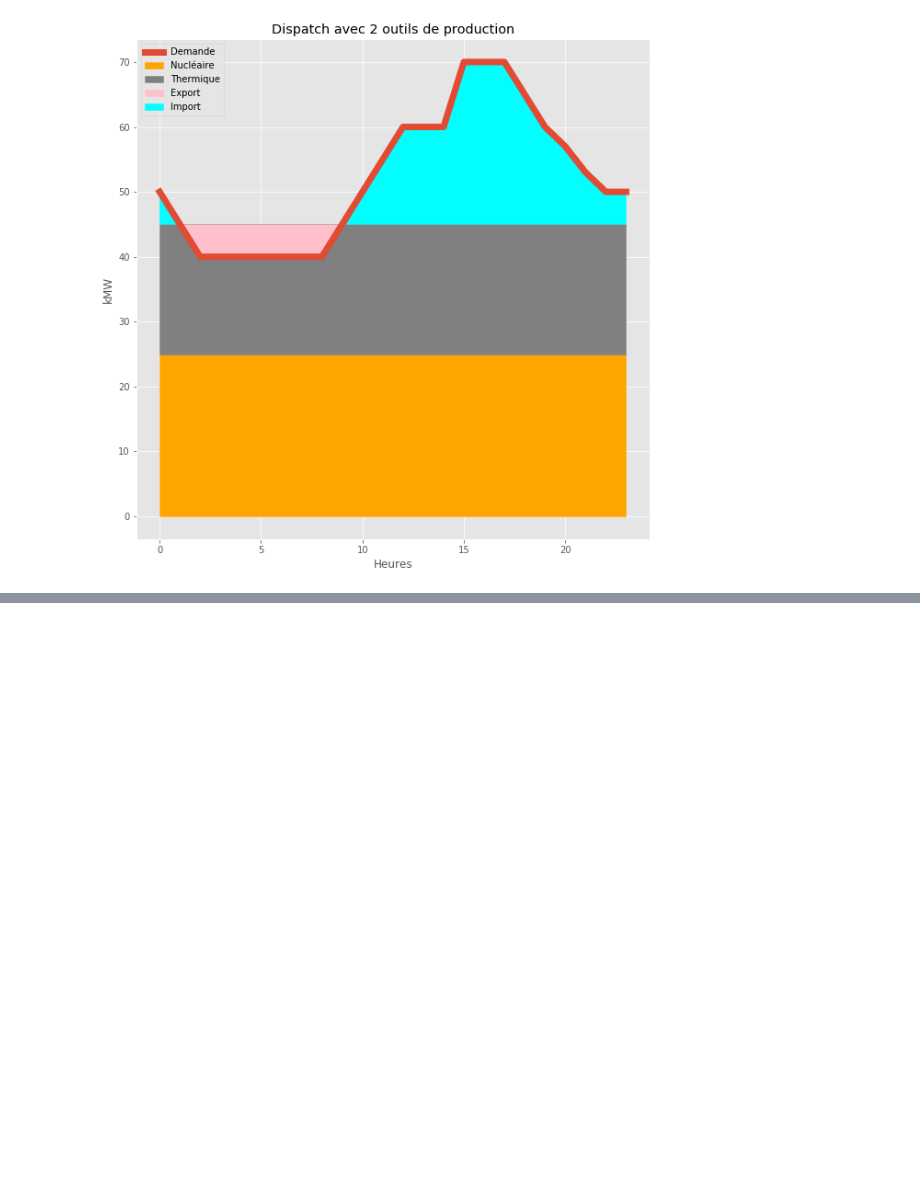
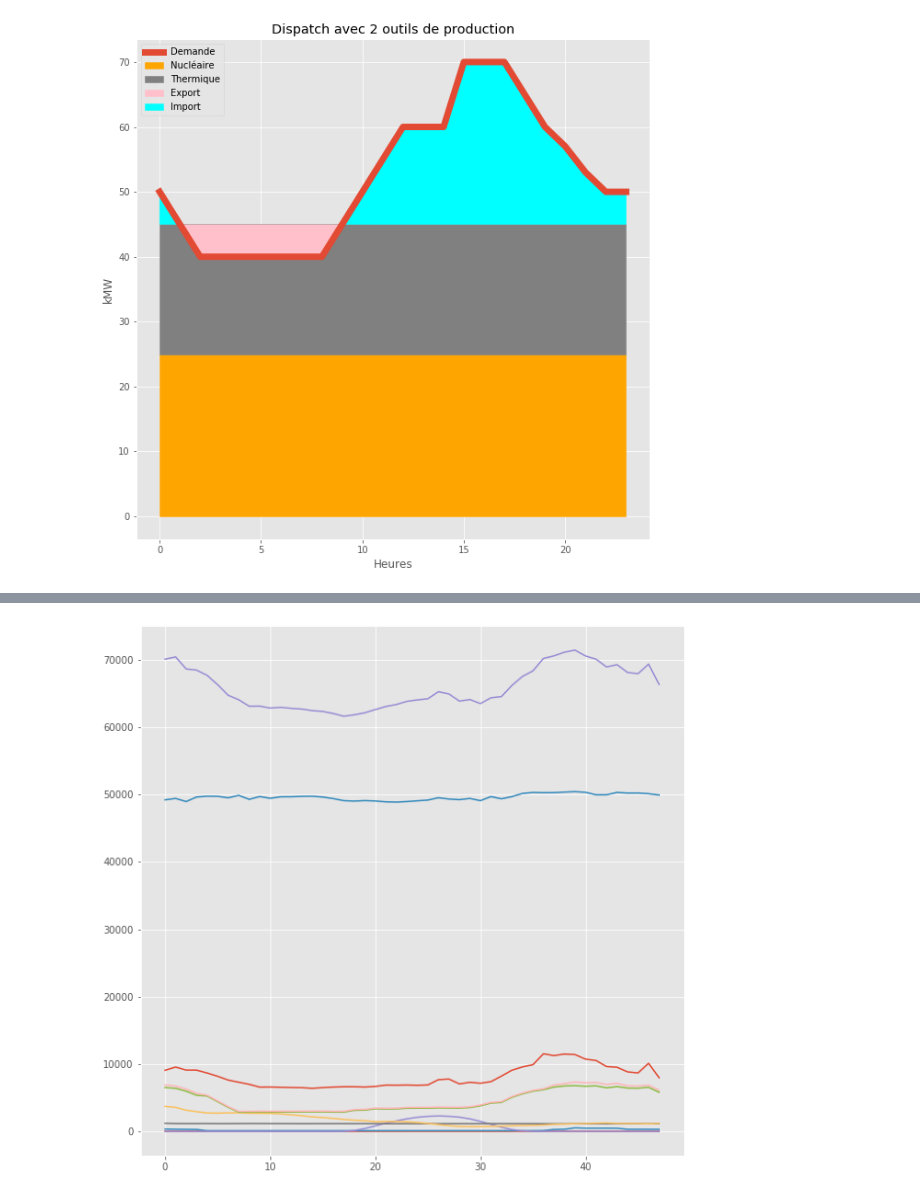
Before and after one commit to keyserwood/TEECO, a Jupyter notebook: 1.0-er_project_french_electric .ipynb, the cells around one changed output, grey strips where cells are left out. Saved outputs shown, nothing was run; the diff lists cells and outputs as text; code cells hidden in the pictures; blank space fills up the shorter version.

```diff
--- a/1.0-er_project_french_electric .ipynb
+++ b/1.0-er_project_french_electric .ipynb
@@ -108,0 +188,6 @@ mat2,cap2 = dispatch(demande,capacity2)
+# %%
+plt.figure(figsize=(10,10))
+for col in df:
+    plt.plot(df[col])
+# %% [output]
+[figure, added]
```
Also changed, not shown: parts of 20 cells of this notebook, 5 other files.
